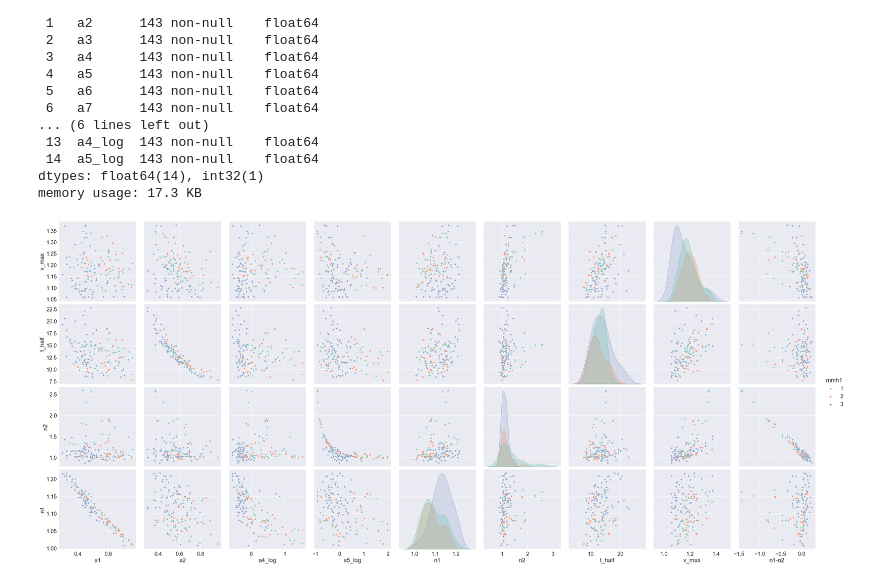
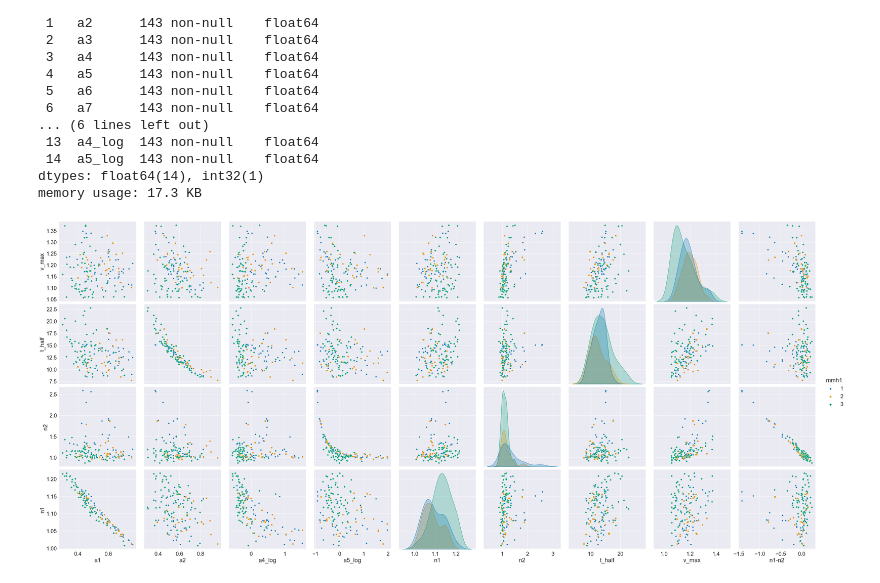
Before and after one commit to Shayne-Falco/3-compartment-maturation, a Jupyter notebook: ParameterAnalysis.ipynb, the cells around one changed output. Saved outputs shown, nothing was run; the diff lists cells and outputs as text; code cells hidden in the pictures.

```diff
--- a/ParameterAnalysis.ipynb
+++ b/ParameterAnalysis.ipynb
@@ -114,11 +114,11 @@ memory usage: 17.3 KB
 # %%
 sns.pairplot(params_trimmed, ## put the data frame here
                 y_vars = ["v_max","t_half","n2","n1"], ## put a list of the desired vertical variables here
                 x_vars = ["a1","a2","a4_log","a5_log","n1","n2","t_half","v_max","n1-n2"], ## put a list of the desired horizontal variables here
                 height = 5,
-                hue="mmh1", palette="Set2",
+                hue="mmh1", palette="colorblind",
                 markers=["o", "s", "D"])
 sns.set(font_scale=2)
 plt.show()
 # %% [output]
-[figure, old version]
+[figure, new version]
```
Also changed, not shown: parts of 3 cells of this notebook.
